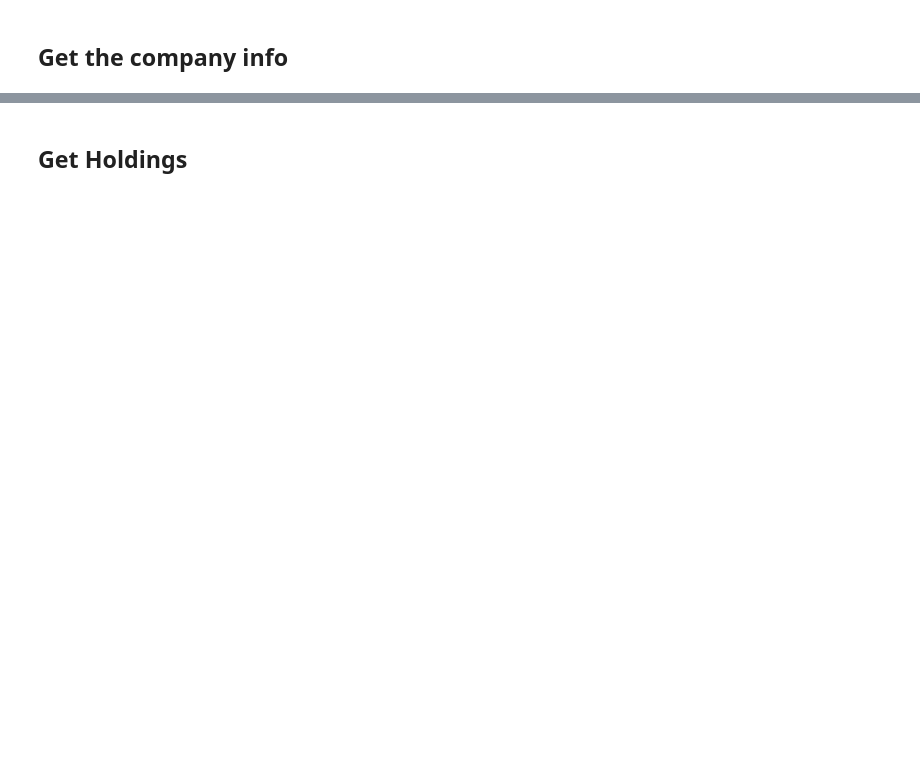
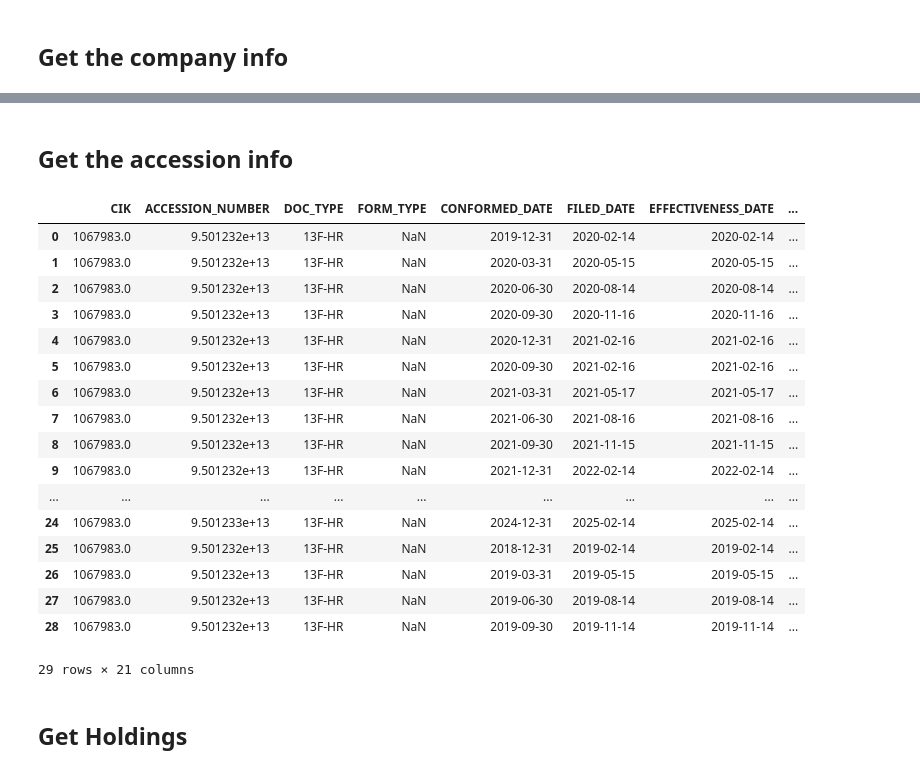
Before and after one commit to Atmosphere-Capital/sec-filings, a Jupyter notebook: demo.ipynb, the cells around one changed output, grey strips where cells are left out. Drawn from its saved outputs; the diff is of its cells as text; code cells hidden in the pictures; blank space fills up the shorter version.

```diff
--- a/demo.ipynb
+++ b/demo.ipynb
@@ -77,3 +49,27 @@ company_info_df.drop_duplicates()
+# %% [markdown]
+## Get the accession info
+# %%
+accession_df = pd.read_csv("./data_parse/accession_info.csv")
+accession_df.drop_duplicates()
+# %% [output]
+|  | CIK | ACCESSION_NUMBER | DOC_TYPE | FORM_TYPE | CONFORMED_DATE | FILED_DATE | EFFECTIVENESS_DATE | ... |
+| 0 | 1067983.0 | 9.501232e+13 | 13F-HR | NaN | 2019-12-31 | 2020-02-14 | 2020-02-14 | ... |
+| 1 | 1067983.0 | 9.501232e+13 | 13F-HR | NaN | 2020-03-31 | 2020-05-15 | 2020-05-15 | ... |
+| 2 | 1067983.0 | 9.501232e+13 | 13F-HR | NaN | 2020-06-30 | 2020-08-14 | 2020-08-14 | ... |
+| 3 | 1067983.0 | 9.501232e+13 | 13F-HR | NaN | 2020-09-30 | 2020-11-16 | 2020-11-16 | ... |
+| 4 | 1067983.0 | 9.501232e+13 | 13F-HR | NaN | 2020-12-31 | 2021-02-16 | 2021-02-16 | ... |
+| 5 | 1067983.0 | 9.501232e+13 | 13F-HR | NaN | 2020-09-30 | 2021-02-16 | 2021-02-16 | ... |
+| 6 | 1067983.0 | 9.501232e+13 | 13F-HR | NaN | 2021-03-31 | 2021-05-17 | 2021-05-17 | ... |
+| 7 | 1067983.0 | 9.501232e+13 | 13F-HR | NaN | 2021-06-30 | 2021-08-16 | 2021-08-16 | ... |
+| 8 | 1067983.0 | 9.501232e+13 | 13F-HR | NaN | 2021-09-30 | 2021-11-15 | 2021-11-15 | ... |
+| 9 | 1067983.0 | 9.501232e+13 | 13F-HR | NaN | 2021-12-31 | 2022-02-14 | 2022-02-14 | ... |
+| ... | ... | ... | ... | ... | ... | ... | ... | ... |
+| 24 | 1067983.0 | 9.501233e+13 | 13F-HR | NaN | 2024-12-31 | 2025-02-14 | 2025-02-14 | ... |
+| 25 | 1067983.0 | 9.501232e+13 | 13F-HR | NaN | 2018-12-31 | 2019-02-14 | 2019-02-14 | ... |
+| 26 | 1067983.0 | 9.501232e+13 | 13F-HR | NaN | 2019-03-31 | 2019-05-15 | 2019-05-15 | ... |
+| 27 | 1067983.0 | 9.501232e+13 | 13F-HR | NaN | 2019-06-30 | 2019-08-14 | 2019-08-14 | ... |
+| 28 | 1067983.0 | 9.501232e+13 | 13F-HR | NaN | 2019-09-30 | 2019-11-14 | 2019-11-14 | ... |
+29 rows × 21 columns
 # %% [markdown]
 ## Get Holdings
 # %%
```
Also changed, not shown: parts of 6 cells of this notebook, 7 other files.
